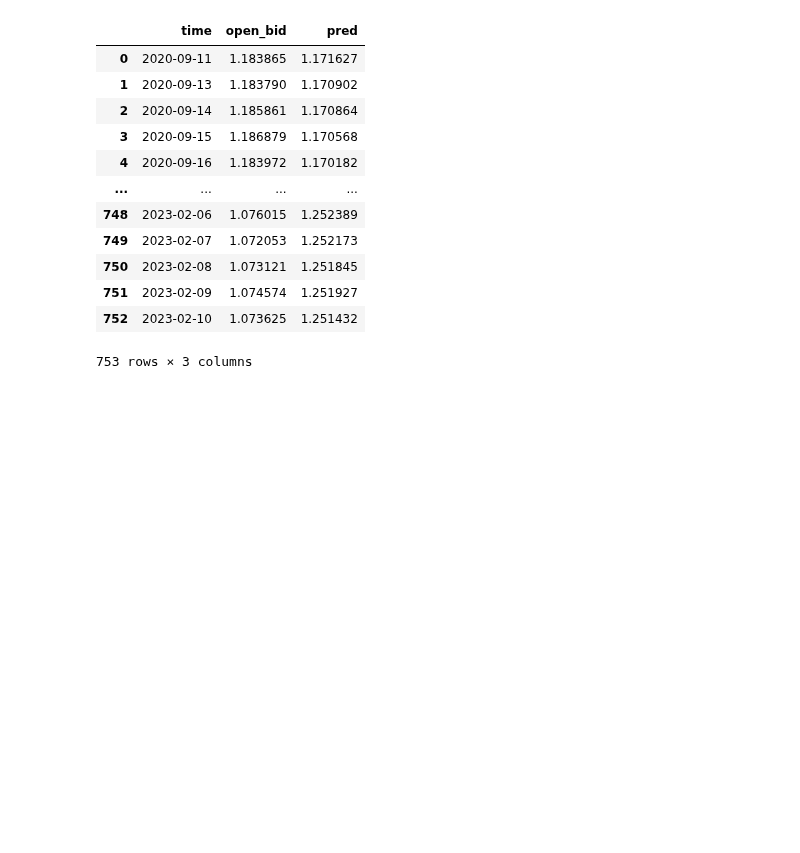
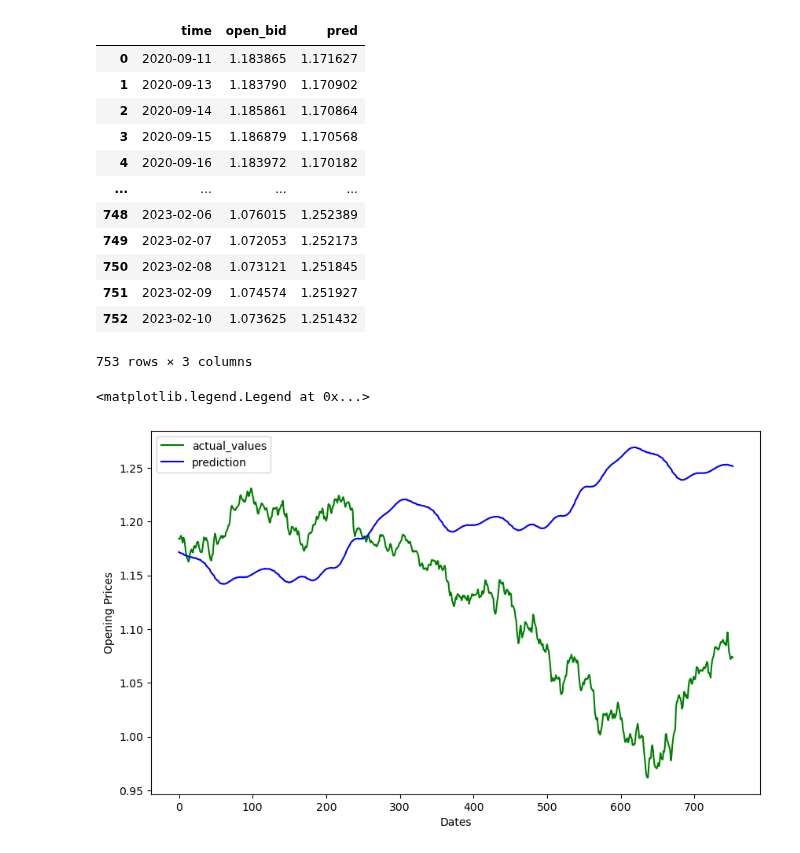
Before and after one commit to asasa293/limpieza_datos, a Jupyter notebook: TP4/datos/TP4_Moises_Prophet.ipynb, the cells around one changed output. Saved outputs shown, nothing was run; the diff lists cells and outputs as text; code cells hidden in the pictures; blank space fills up the shorter version.

```diff
--- a/TP4/datos/TP4_Moises_Prophet.ipynb
+++ b/TP4/datos/TP4_Moises_Prophet.ipynb
@@ -278,5 +266,17 @@ testing_data_2
 | 751 | 2023-02-09 | 1.074574 | 1.251927 |
 | 752 | 2023-02-10 | 1.073625 | 1.251432 |
 753 rows × 3 columns
+# %%
+# Para ver gráficamente los datos de predicción
+plt.figure(figsize=(10,6))
+plt.grid=(True)
+plt.xlabel('Dates')
+plt.ylabel('Opening Prices')
+plt.plot(testing_data_2['open_bid'], 'green', label = 'actual_values')
+plt.plot(testing_data_2['pred'], 'blue', label = 'prediction')
+plt.legend()
+# %% [output]
+<matplotlib.legend.Legend at 0x...>
+[figure, added]
 # %%
 testing_data_2.to_csv('predicciones_monedas.csv', index=False)
```
Also changed, not shown: parts of 10 cells of this notebook.
